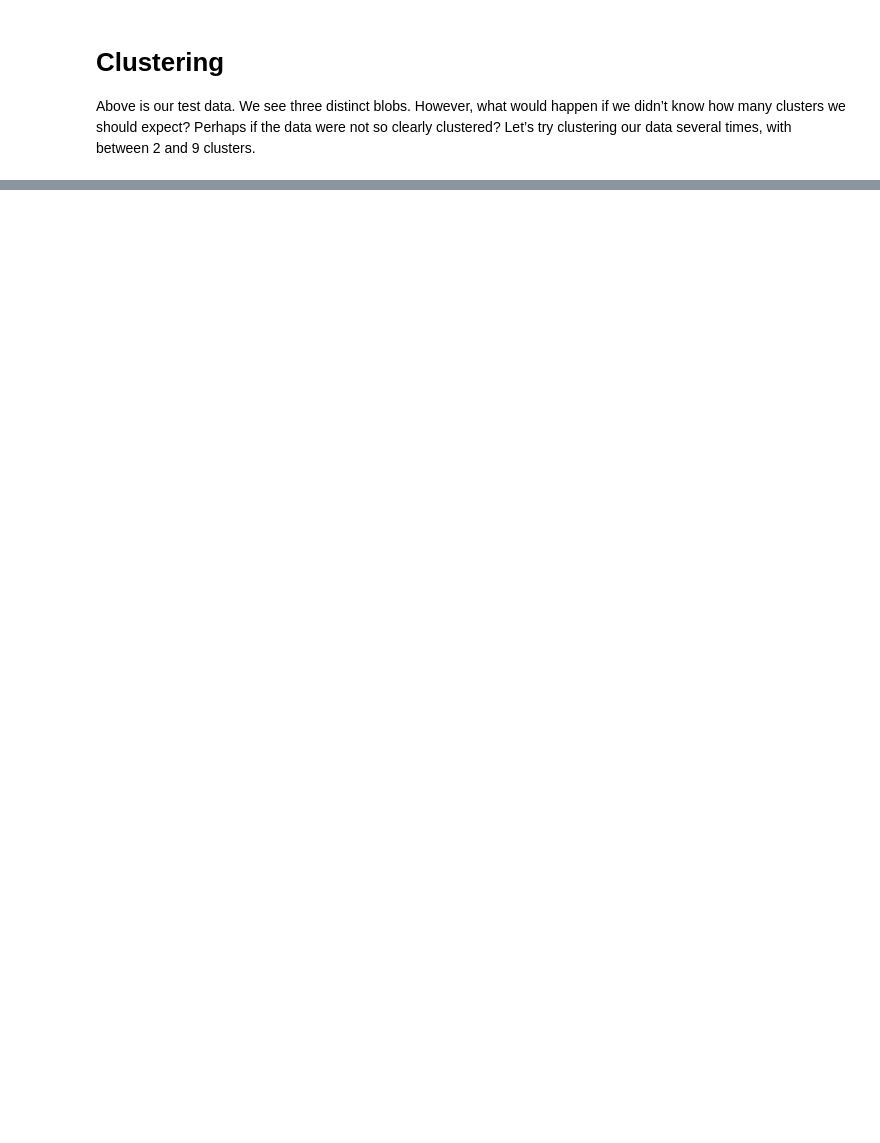
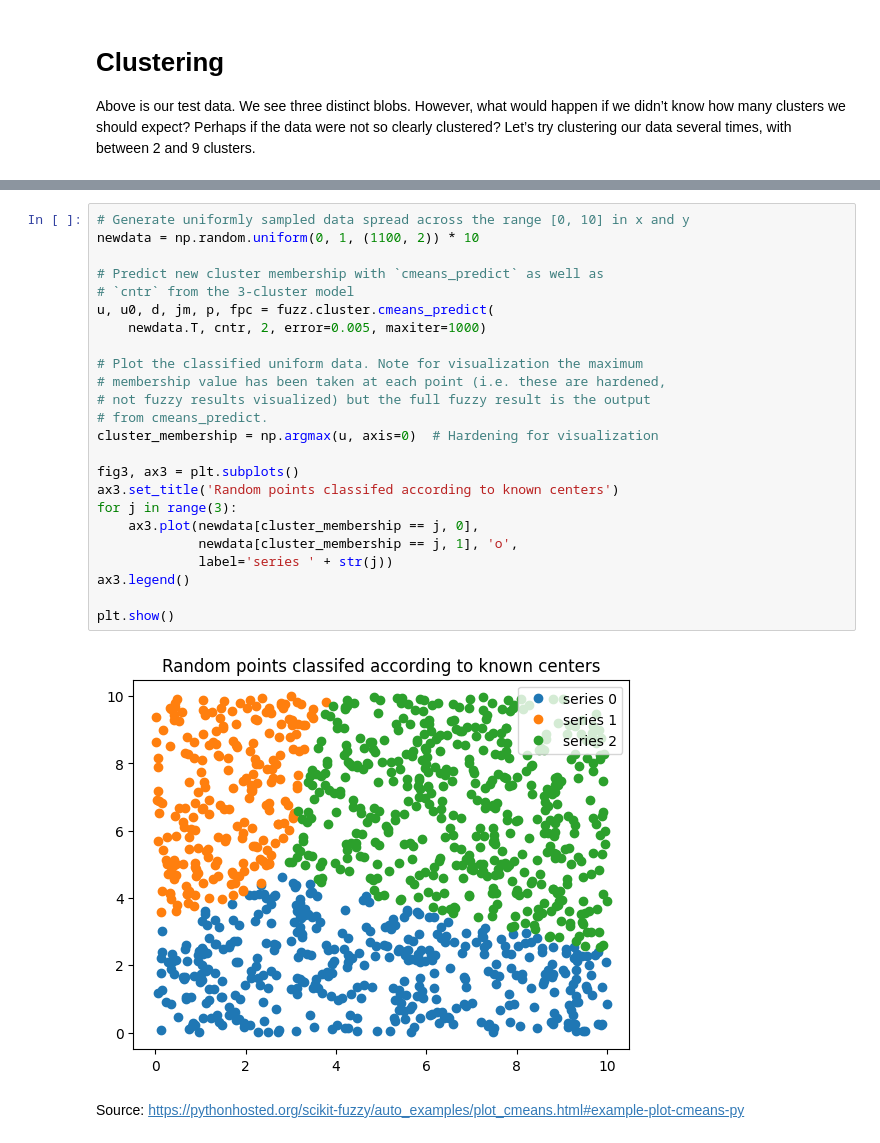
Before and after one commit to yvo2/fuzzy-tutorial, a Jupyter notebook: Fuzzy-Clustering.ipynb, the cells around one changed output, grey strips where cells are left out. Cells and saved outputs as stored; diff of their text form; blank space fills up the shorter version.

```diff
--- a/Fuzzy-Clustering.ipynb
+++ b/Fuzzy-Clustering.ipynb
@@ -80,0 +125,28 @@ NameError: name 'plt' is not defined
+# %%
+# Generate uniformly sampled data spread across the range [0, 10] in x and y
+newdata = np.random.uniform(0, 1, (1100, 2)) * 10
+
+# Predict new cluster membership with `cmeans_predict` as well as
+# `cntr` from the 3-cluster model
+u, u0, d, jm, p, fpc = fuzz.cluster.cmeans_predict(
+    newdata.T, cntr, 2, error=0.005, maxiter=1000)
+
+# Plot the classified uniform data. Note for visualization the maximum
+# membership value has been taken at each point (i.e. these are hardened,
+# not fuzzy results visualized) but the full fuzzy result is the output
+# from cmeans_predict.
+cluster_membership = np.argmax(u, axis=0)  # Hardening for visualization
+
+fig3, ax3 = plt.subplots()
+ax3.set_title('Random points classifed according to known centers')
+for j in range(3):
+    ax3.plot(newdata[cluster_membership == j, 0],
+             newdata[cluster_membership == j, 1], 'o',
+             label='series ' + str(j))
+ax3.legend()
+
+plt.show()
+# %% [output]
+[figure, added]
+# %% [markdown]
+Source: https://pythonhosted.org/scikit-fuzzy/auto_examples/plot_cmeans.html#example-plot-cmeans-py
```
Also changed, not shown: parts of 8 cells of this notebook, 1 other file.
